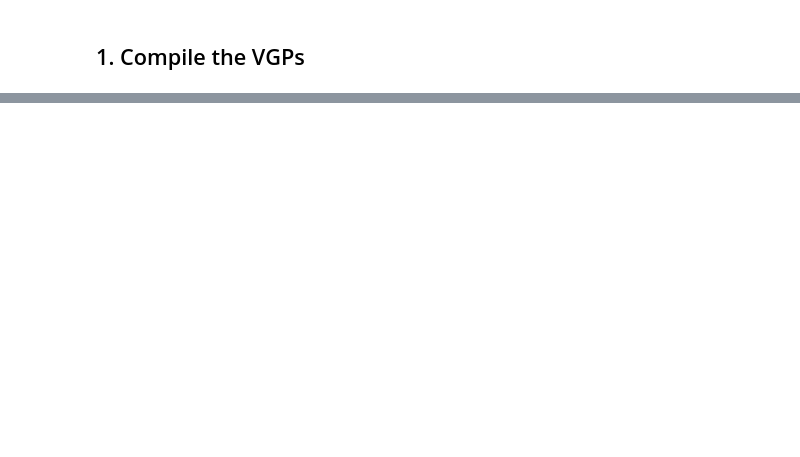
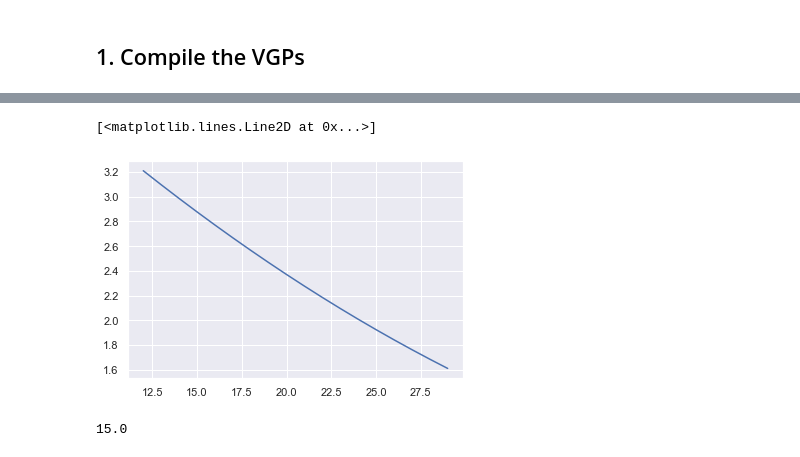
Before and after one commit to PolarWandering/Young_CEED, a Jupyter notebook: Cross-Validation.ipynb, the cells around one changed output, grey strips where cells are left out. Drawn from its saved outputs; the diff is of its cells as text; code cells hidden in the pictures; blank space fills up the shorter version.

```diff
--- a/Cross-Validation.ipynb
+++ b/Cross-Validation.ipynb
@@ -256,0 +160,24 @@ plt.show()
+# %%
+from scipy import interpolate
+
+s = UnivariateSpline(x, y, s = 1000, k = 2)
+yy = s(x)
+uspline = interpolate.interp1d(x, s(x))
+yy = uspline(x)
+plt.plot(x, yy)
+# %% [output]
+[<matplotlib.lines.Line2D at 0x...>]
+[figure, added]
+# %%
+df_test = df[df['n_training']==1]
+
+x = np.sort(df_test['window_lenght'].unique())
+y = df_test['mean_distance'].to_numpy()
+
+kneedle = KneeLocator(x, y, S=1.0,
+                      interp_method="polynomial", polynomial_degree = 4,
+                      curve="convex", direction="decreasing")
+
+kneedle.knee
+# %% [output]
+15.0
```
Also changed, not shown: parts of 18 cells of this notebook.
